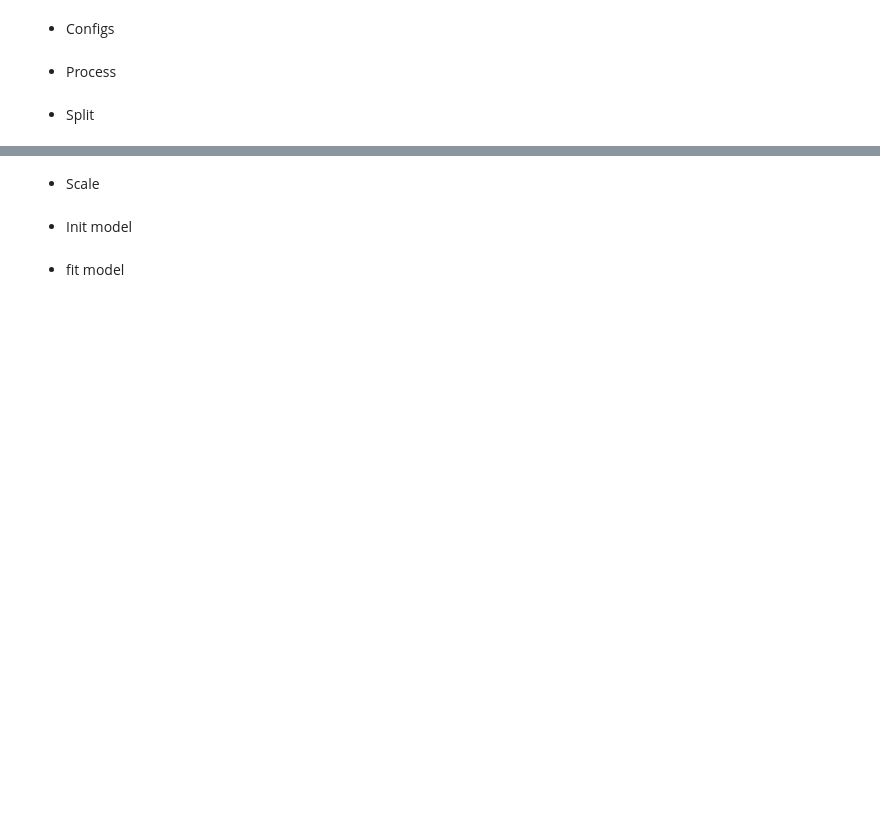
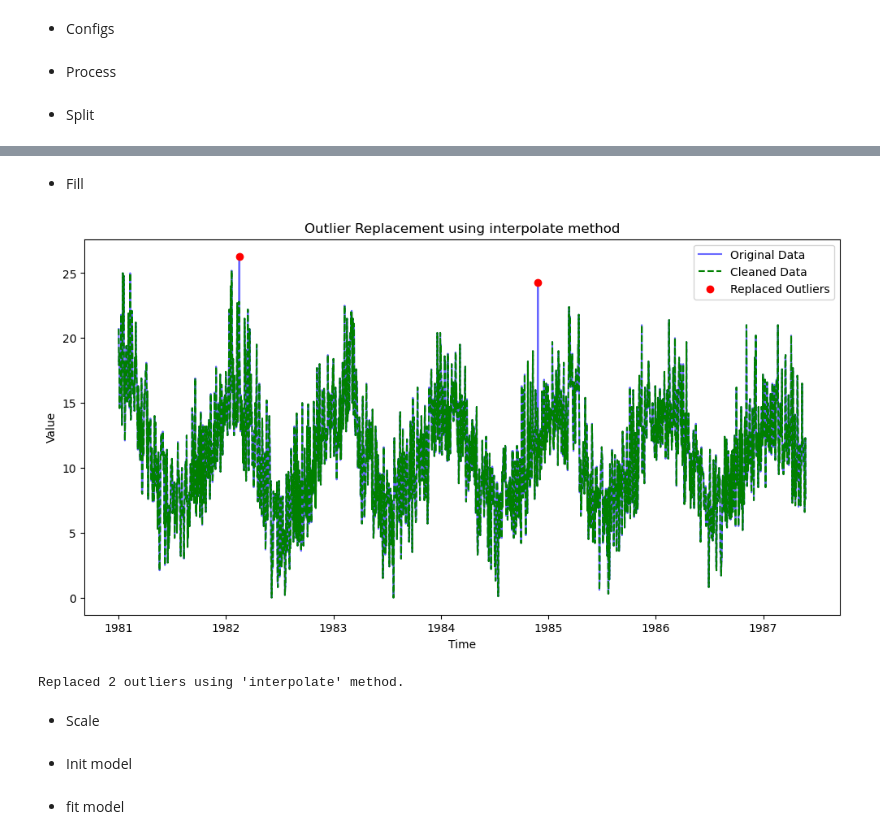
Before and after one commit to ritvien/Timeseries-Forecast, a Jupyter notebook: notebooks/3_2_THETA.ipynb, the cells around one changed output, grey strips where cells are left out. Saved outputs shown, nothing was run; the diff lists cells and outputs as text; code cells hidden in the pictures; blank space fills up the shorter version.

```diff
--- a/notebooks/3_2_THETA.ipynb
+++ b/notebooks/3_2_THETA.ipynb
@@ -236,3 +370,10 @@ length_pred = len(val_data)
+# %% [markdown]
+* Fill
+# %%
+train_cleaned = replace_and_fill_outliers(train_data, outliers, method='interpolate')
+# %% [output]
+[figure, added]
+Replaced 2 outliers using 'interpolate' method.
 # %% [markdown]
 * Scale
 # %%
```
Also changed, not shown: parts of 15 cells of this notebook, 13 other files.
